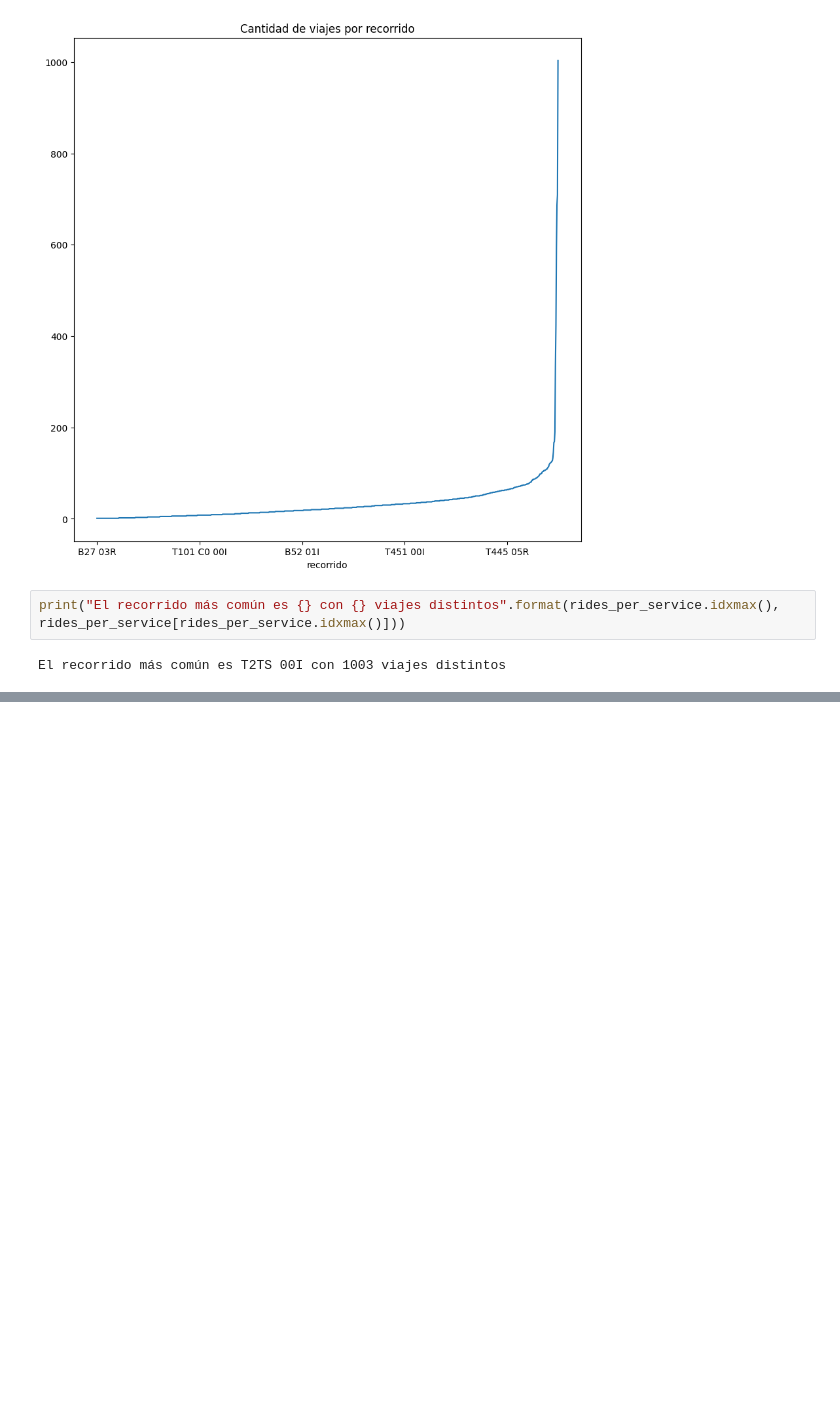
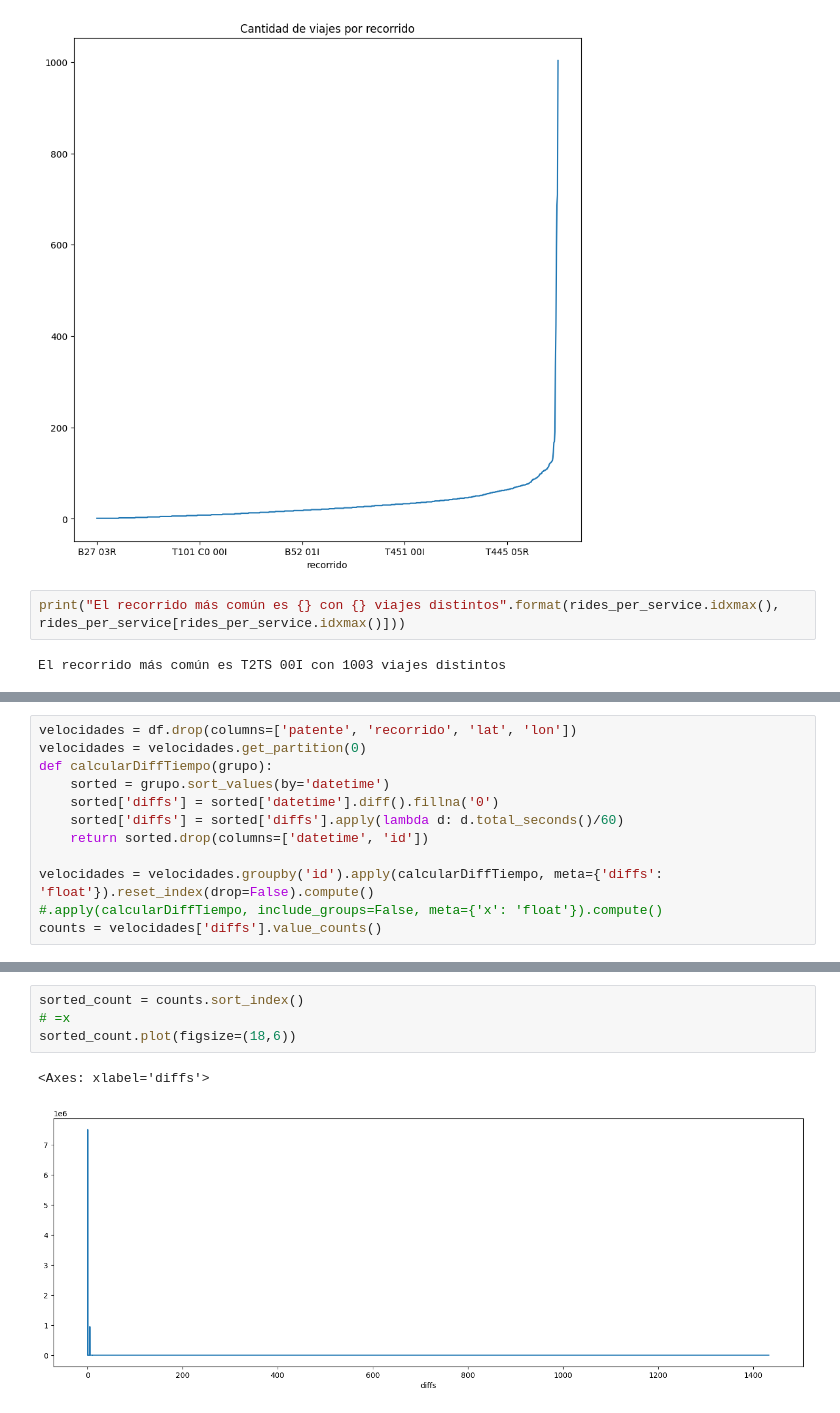
Before and after one commit to joaquincarreno/BusY, a Jupyter notebook: notebooks/00_exploration_gps.ipynb, the cells around one changed output, grey strips where cells are left out. Saved outputs shown, nothing was run; the diff lists cells and outputs as text; blank space fills up the shorter version.

```diff
--- a/notebooks/00_exploration_gps.ipynb
+++ b/notebooks/00_exploration_gps.ipynb
@@ -225,0 +215,12 @@ El recorrido más común es T2TS 00I con 1003 viajes distintos
+# %%
+velocidades = df.drop(columns=['patente', 'recorrido', 'lat', 'lon'])
+velocidades = velocidades.get_partition(0)
+def calcularDiffTiempo(grupo):
+    sorted = grupo.sort_values(by='datetime')
+    sorted['diffs'] = sorted['datetime'].diff().fillna('0')
+    sorted['diffs'] = sorted['diffs'].apply(lambda d: d.total_seconds()/60)
+    return sorted.drop(columns=['datetime', 'id'])
+
+velocidades = velocidades.groupby('id').apply(calcularDiffTiempo, meta={'diffs': 'float'}).reset_index(drop=False).compute()
+#.apply(calcularDiffTiempo, include_groups=False, meta={'x': 'float'}).compute()
+counts = velocidades['diffs'].value_counts()
@@ -225,0 +241,7 @@ El recorrido más común es T2TS 00I con 1003 viajes distintos
+# %%
+sorted_count = counts.sort_index()
+# =x
+sorted_count.plot(figsize=(18,6))
+# %% [output]
+<Axes: xlabel='diffs'>
+[figure, added]
```
Also changed, not shown: parts of 7 cells of this notebook.
